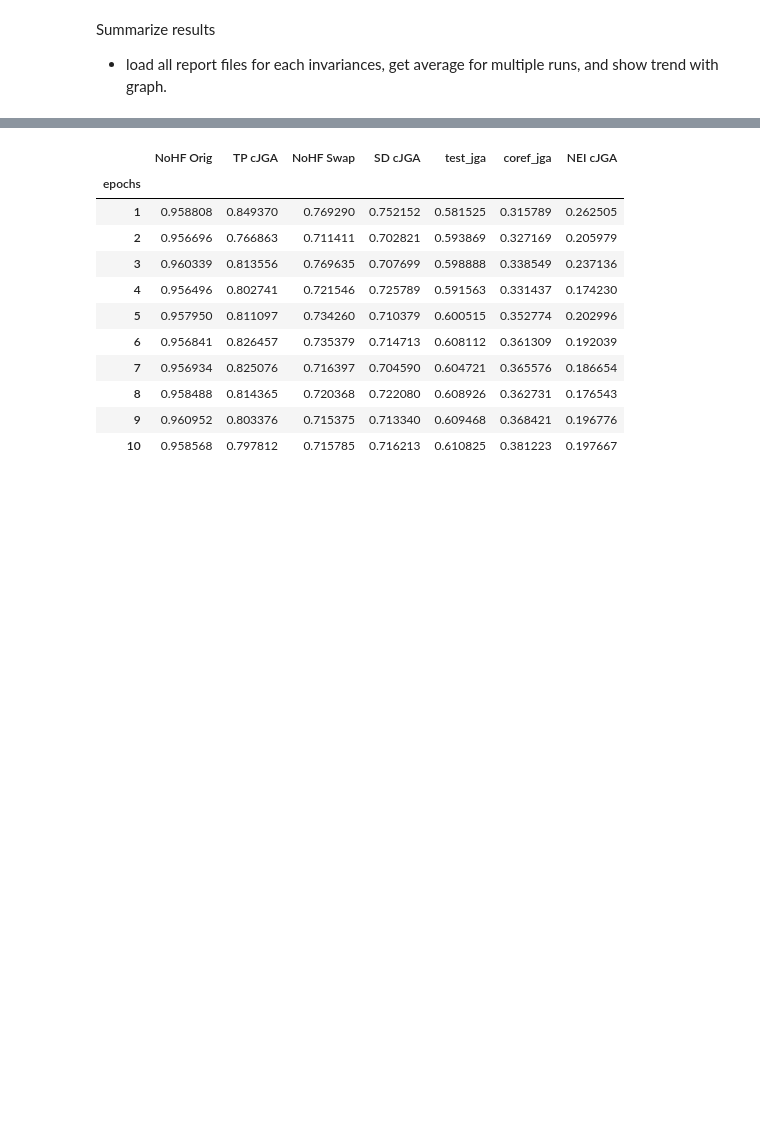
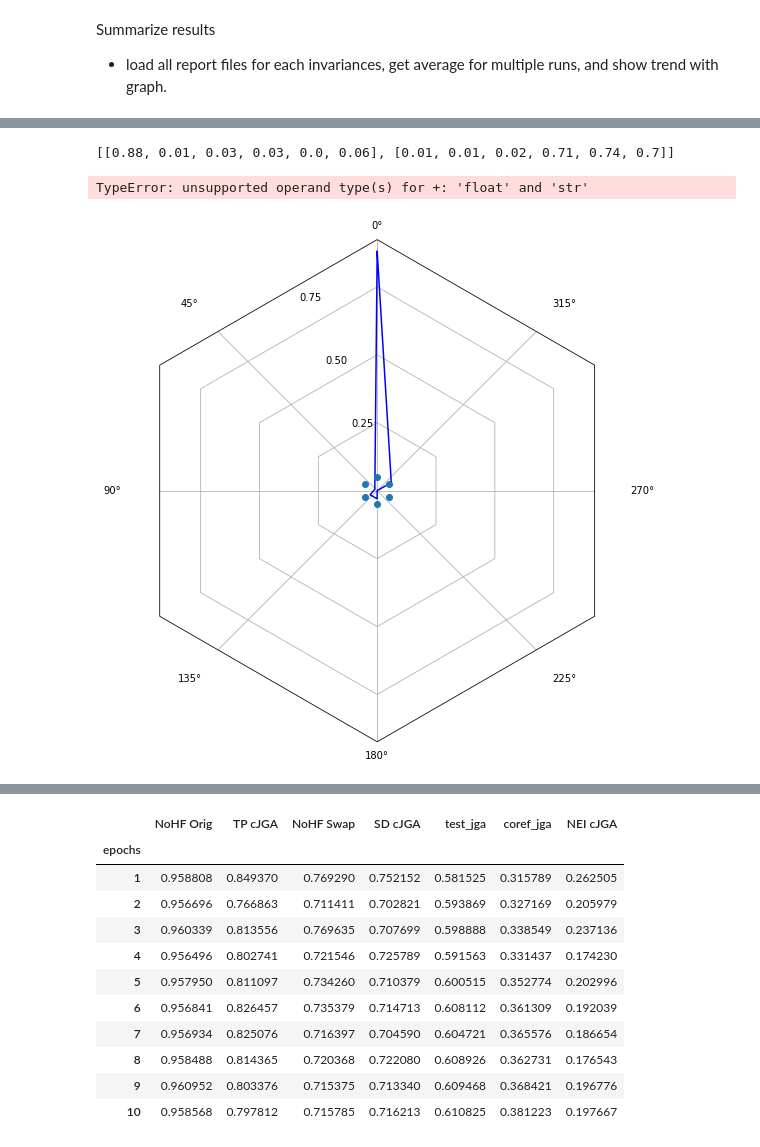
Before and after one commit to wise-east/CheckDST, a Jupyter notebook: ParlAI/models/summarize_jga.ipynb, the cells around one changed output, grey strips where cells are left out. Drawn from its saved outputs; the diff is of its cells as text; code cells hidden in the pictures; blank space fills up the shorter version.

```diff
--- a/ParlAI/models/summarize_jga.ipynb
+++ b/ParlAI/models/summarize_jga.ipynb
@@ -84,3 +102,10 @@ for main_dir in main_dirs:
+# %%
+from utils import plot_checkdst_radarchart
+plot_checkdst_radarchart()
+# %% [output]
+[[0.88, 0.01, 0.03, 0.03, 0.0, 0.06], [0.01, 0.01, 0.02, 0.71, 0.74, 0.7]]
+TypeError: unsupported operand type(s) for +: 'float' and 'str'
+[figure, added]
 # %%
 for dir_name,v in results.items():
     full_df = v['full']
```
Also changed, not shown: parts of 3 cells of this notebook, 30 other files.
